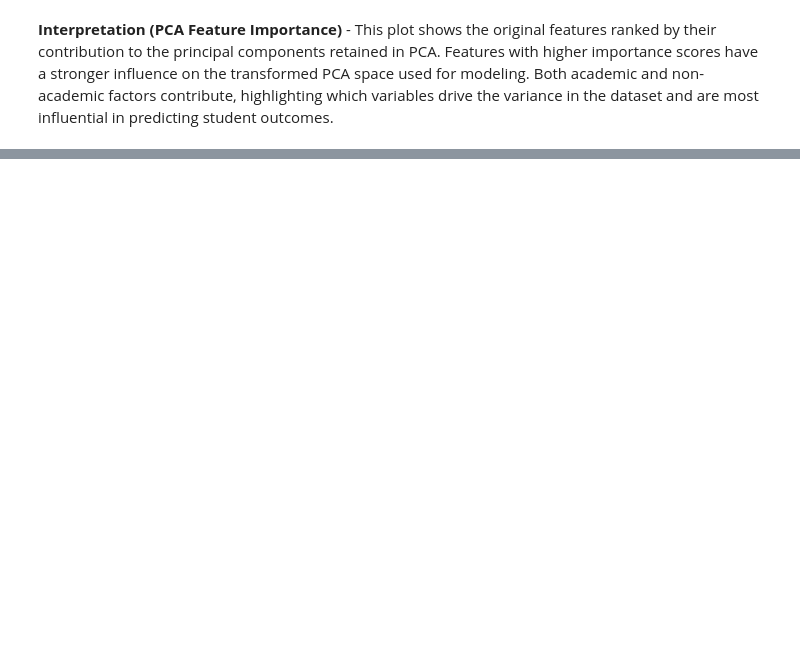
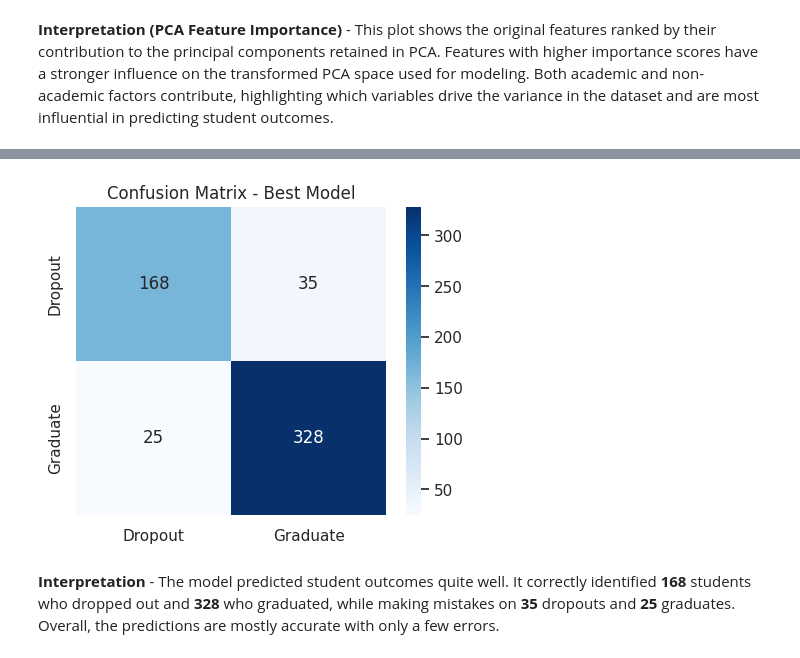
Before and after one commit to kossi-26/Refractory_Machine-Learning, a Jupyter notebook: notebook/Group_1_Refactory_Final_Project_Student_Dropout_Prediction.ipynb, the cells around one changed output, grey strips where cells are left out. Saved outputs shown, nothing was run; the diff lists cells and outputs as text; code cells hidden in the pictures; blank space fills up the shorter version.

Commit message:
update after runing the entire notebook

```diff
--- a/notebook/Group_1_Refactory_Final_Project_Student_Dropout_Prediction.ipynb
+++ b/notebook/Group_1_Refactory_Final_Project_Student_Dropout_Prediction.ipynb
@@ -51,5 +51,5 @@ sns.set_theme()
 # %%
 # Data Loading - Imienu Charity
 # Load the primary UCI dataset
-df = pd.read_csv('data.csv', delimiter=';')
+df = pd.read_csv('data/data.csv', delimiter=';')
 print(f'Original UCI data shape: {df.shape}')
@@ -232,15 +265,0 @@ for col in ['Age at enrollment', 'Admission grade', 'School_Distance_km']:
-# %%
-# Data Preprocessing - Rwotolara Innocent
-# Remove duplicates
-df = df.drop_duplicates()
-print('Shape after removing duplicates:', df.shape)
-
-# Handle outliers in key numerical features
-for col in ['Age at enrollment', 'Admission grade', 'School_Distance_km']:
-    Q1 = df[col].quantile(0.25)
-    Q3 = df[col].quantile(0.75)
-    IQR = Q3 - Q1
-    lower_bound = Q1 - 1.5 * IQR
-    upper_bound = Q3 + 1.5 * IQR
-    df = df[(df[col] >= lower_bound) & (df[col] <= upper_bound)]
-    print(f'Shape after removing outliers in {col}: {df.shape}')
@@ -354,3 +412,9 @@ results.append({
     'F1': stack_f1,
     'ROC_AUC': stack_roc
 })
+# %%
+# Model Evaluation - Ekou David
+# Save and print results
+res_df = pd.DataFrame(results).sort_values('F1', ascending=False)
+res_df.to_csv('results_enhanced.csv', index=False)
+print(res_df)
@@ -356,0 +437,13 @@ results.append({
+# %%
+# Model Evaluation and Interpretation - Ekou David
+# Evaluate best model
+best = res_df.iloc[0]['Model']
+if best == 'Stacking':
+    best_model = stack
+    preds = stack_preds
+    probs = stack_probs
+else:
+    preds = best_model.predict(X_test_scaled)
+    probs = best_model.predict_proba(X_test_scaled)[:, 1]
+cm = confusion_matrix(y_test, preds)
+print('Classification report:\n', classification_report(y_test, preds))
@@ -357,3 +462,15 @@ results.append({
+# %%
+# Model Evaluation and Interpretation - Ekou David
+# Plot and save confusion matrix
+plt.figure(figsize=(5, 4))
+sns.heatmap(cm, annot=True, fmt='d', cmap='Blues', xticklabels=['Dropout', 'Graduate'], yticklabels=['Dropout', 'Graduate'])
+plt.title('Confusion Matrix - Best Model')
+plt.savefig('confusion_matrix_enhanced.png', bbox_inches='tight', dpi=150)
+plt.show()
+# %% [output]
+[figure, added]
+# %% [markdown]
+**Interpretation** - The model predicted student outcomes quite well. It correctly identified **168** students who dropped out and **328** who graduated, while making mistakes on **35** dropouts and **25** graduates. Overall, the predictions are mostly accurate with only a few errors.
 # %%
 # Neural Network Development, Training, and Deep Learning Optimization - Ainembabazi Allan
 # Build NN model
```
Also changed, not shown: parts of 32 cells of this notebook.
